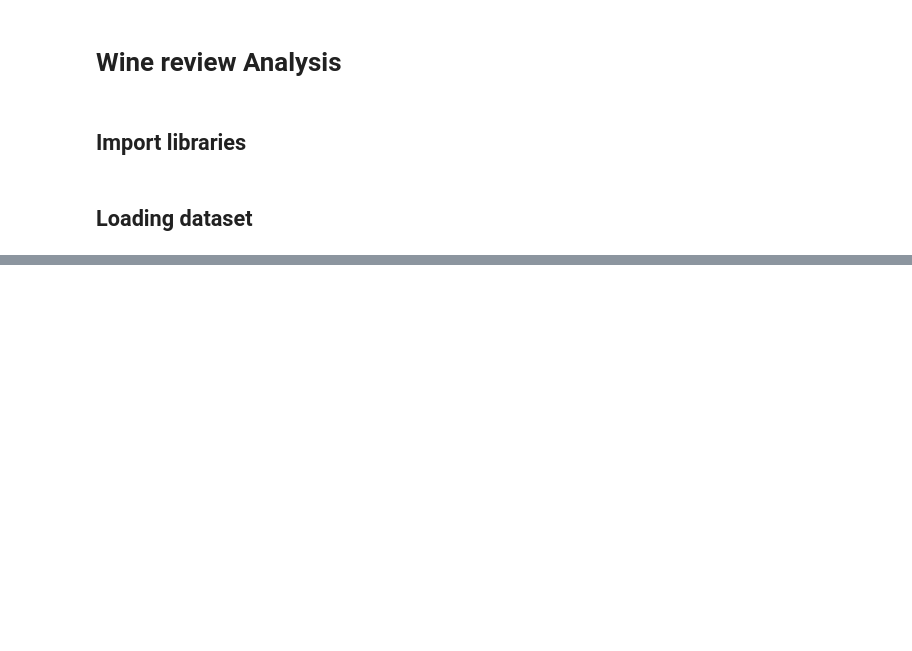
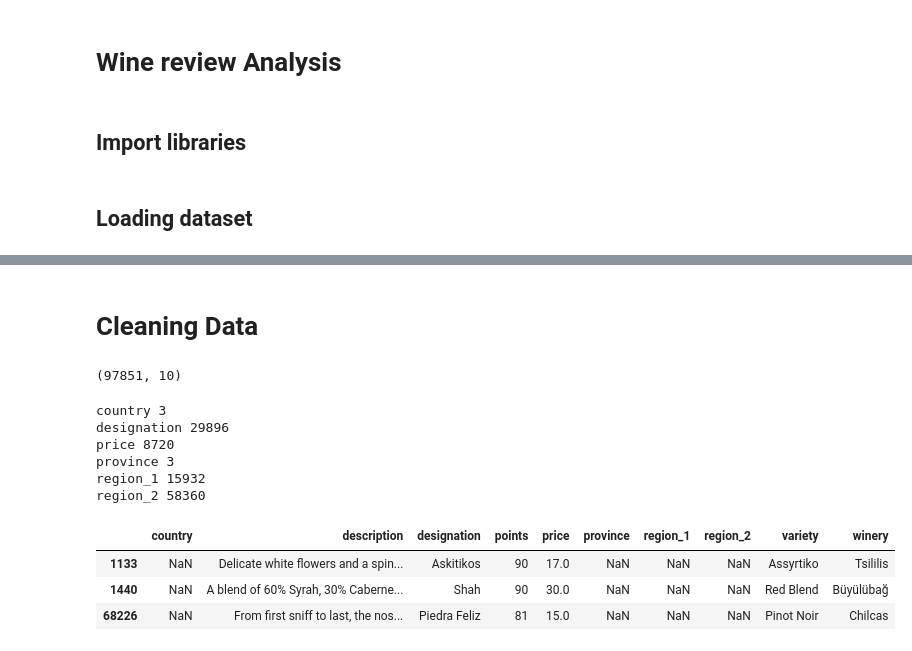
Before and after one commit to igorstojanovic91/wine-review-analysis, a Jupyter notebook: Wine reviews Analysis.ipynb, the cells around one changed output, grey strips where cells are left out. Saved outputs shown, nothing was run; the diff lists cells and outputs as text; code cells hidden in the pictures; blank space fills up the shorter version.

```diff
--- a/Wine reviews Analysis.ipynb
+++ b/Wine reviews Analysis.ipynb
@@ -156,0 +239,2 @@ Name: province, Length: 455, dtype: int64
+# %% [markdown]
+# Cleaning Data
@@ -156,0 +248,24 @@ Name: province, Length: 455, dtype: int64
+# %%
+#dropping duplicaets
+df.drop_duplicates(inplace=True)
+df.shape
+# %% [output]
+(97851, 10)
+# %%
+#checking again for null values after deleting duplicates
+null_val(df)
+# %% [output]
+country 3
+designation 29896
+price 8720
+province 3
+region_1 15932
+region_2 58360
+# %%
+#check columns with
+df[df['country'].isnull()]
+# %% [output]
+|  | country | description | designation | points | price | province | region_1 | region_2 | variety | winery |
+| 1133 | NaN | Delicate white flowers and a spin... | Askitikos | 90 | 17.0 | NaN | NaN | NaN | Assyrtiko | Tsililis |
+| 1440 | NaN | A blend of 60% Syrah, 30% Caberne... | Shah | 90 | 30.0 | NaN | NaN | NaN | Red Blend | Büyülübağ |
+| 68226 | NaN | From first sniff to last, the nos... | Piedra Feliz | 81 | 15.0 | NaN | NaN | NaN | Pinot Noir | Chilcas |
```
Also changed, not shown: parts of 29 cells of this notebook.
